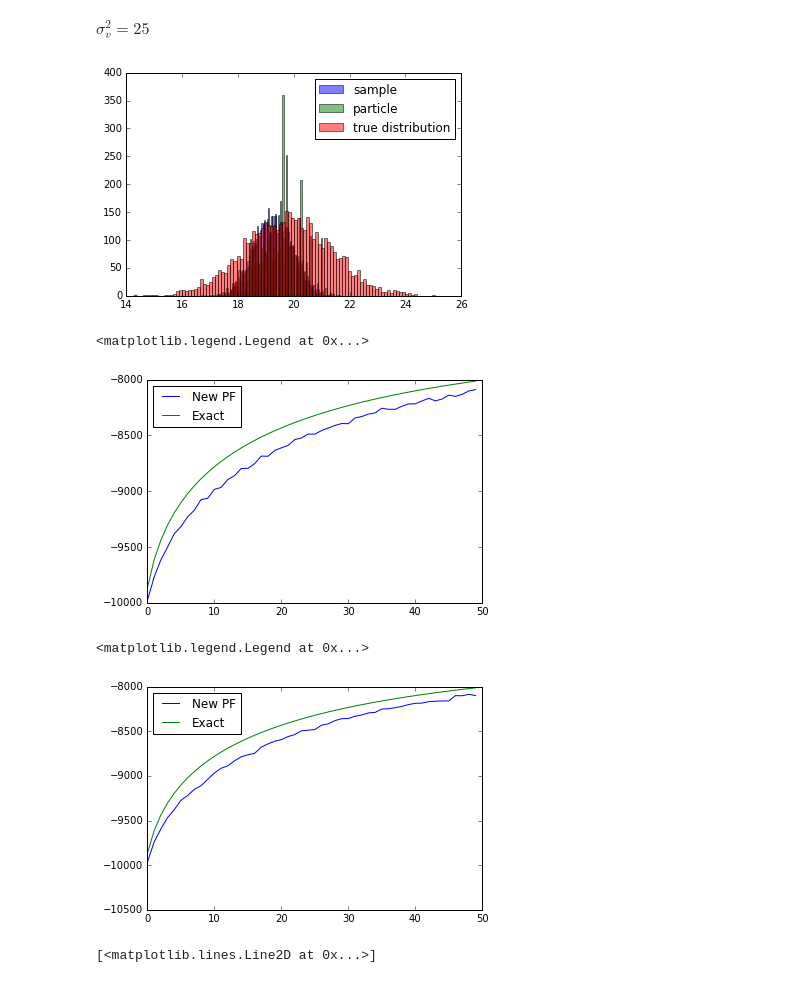
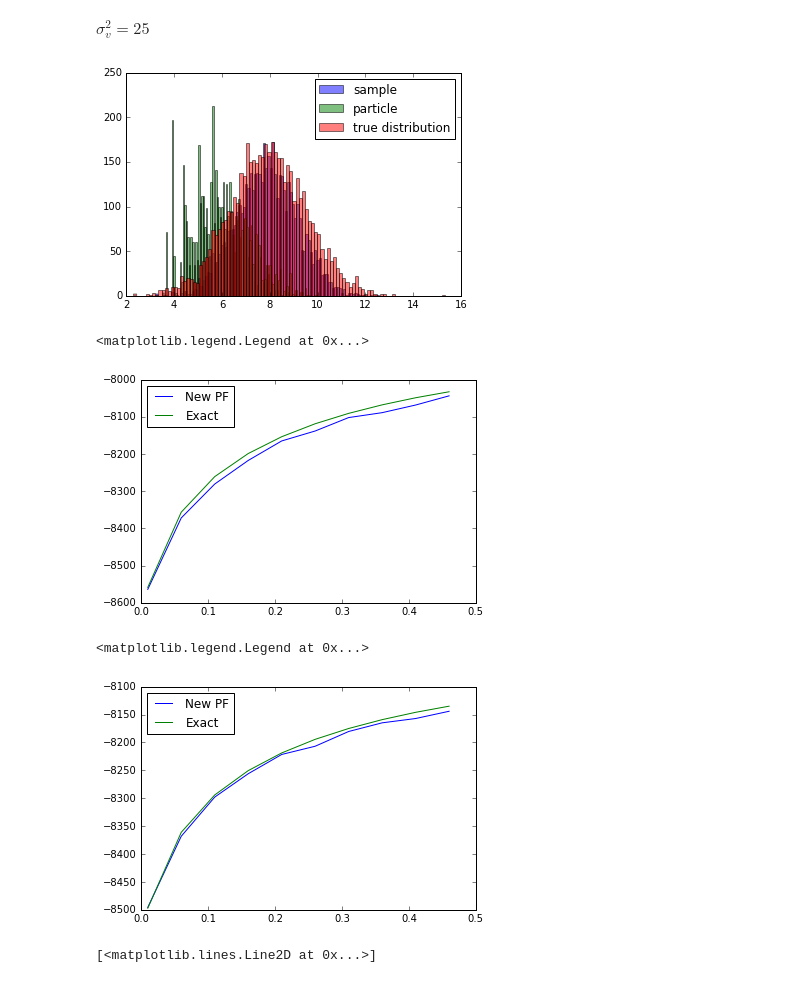
Before and after one commit to zyzdiana/ss_model_mixture, a Jupyter notebook: PF_LinearGaussian Test.ipynb, the cells around one changed output. Drawn from its saved outputs; the diff is of its cells as text; code cells hidden in the pictures.

```diff
--- a/PF_LinearGaussian Test.ipynb
+++ b/PF_LinearGaussian Test.ipynb
@@ -90,18 +94,18 @@ from fastloop import resample
 # %%
-# df = pd.read_csv('thaldata.csv',header=None)
-# Y = df.values.reshape(3000)
-# Y = Y[500:800]
+df = pd.read_csv('thaldata.csv',header=None)
+Y = df.values.reshape(3000)
+Y = Y[500:800]
+T = len(Y)
+# mat = np.loadtxt('train_data.txt')
+# Y = mat[19,1:]
 # T = len(Y)
-mat = np.loadtxt('train_data.txt')
-Y = mat[19,1:]
-T = len(Y)
 # %%
 plt.plot(Y)
 # %% [output]
 [<matplotlib.lines.Line2D at 0x...>]
 [figure]
 # %%
-sigma2v = 5
-sigma2e = np.arange(0.01, 0.51, 0.01)
+sigma2v = 15
+sigma2e = np.arange(0.01, 0.51, 0.5)
 print sigma2e
 # %% [output]
@@ -116,7 +116,7 @@ def gaussian(X, Q):
     return -0.5 * (l2pi + np.log(Q) + (X ** 2) / Q)
 # %%
 # Forward particles
-N = 5000
+N = 1000
 #
 l2pi = math.log(2 * math.pi)
 # %%
@@ -394,7 +387,7 @@ pyplot.legend(loc='upper right')
 plt.legend(loc='best')
 pyplot.show()
 # %% [output]
-[figure, old version]
+[figure, new version]
 # %%
 def Do_Kalman_Likelihood(y, sigma2obs, sigma2e):
     """MAP solution, inverse covariance matrix, and marginal loglikelihood of state-space model
@@ -430,21 +423,21 @@ for i in range(len(sigma2e)):
     [x_map, U, marginal_loglikelihood, joint_loglikelihood] = Do_Kalman_Likelihood(Y[:-1], sigma2v, Q)
     likelihoodxxx[i] = marginal_loglikelihood
 # %%
-plt.plot(loglikelihood_withresampling,label='New PF')
-plt.plot(likelihoodxxx,label='Exact')
+plt.plot(sigma2e, loglikelihood_withresampling,label='New PF')
+plt.plot(sigma2e, likelihoodxxx,label='Exact')
 #plt.ylim([-10500,-8000])
 plt.legend(loc='best')
 # %% [output]
 <matplotlib.legend.Legend at 0x...>
-[figure, old version]
+[figure, new version]
 # %%
-plt.plot(loglikelihood_withresampling,label='New PF')
-plt.plot(likelihoodxxx,label='Exact')
-plt.ylim([-10500,-8000])
+plt.plot(sigma2e, loglikelihood_withresampling,label='New PF')
+plt.plot(sigma2e, likelihoodxxx,label='Exact')
+#plt.ylim([-10500,-8000])
 plt.legend(loc='best')
 # %% [output]
 <matplotlib.legend.Legend at 0x...>
-[figure, old version]
+[figure, new version]
 # %%
 plt.plot(loglikelihood_withresampling,label='New PF_Neff')
 plt.plot(likelihoodxxx,label='Exact')
```
Also changed, not shown: parts of 7 cells of this notebook, 5 other files.
